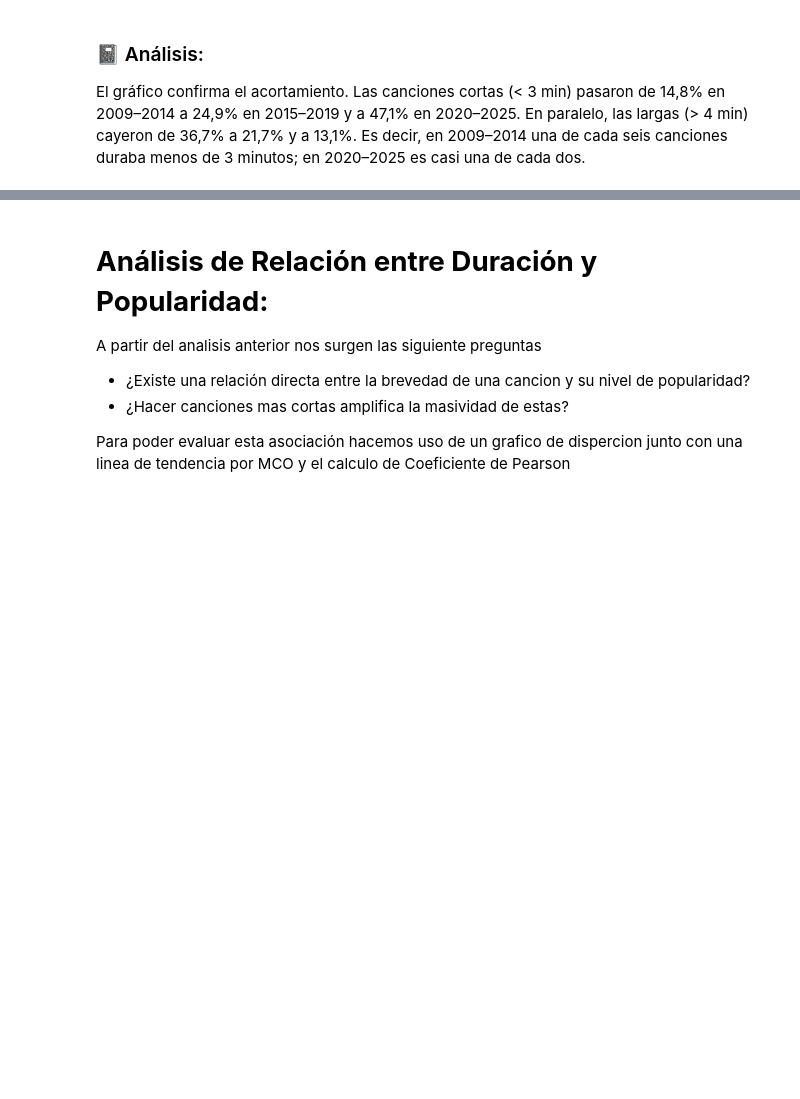
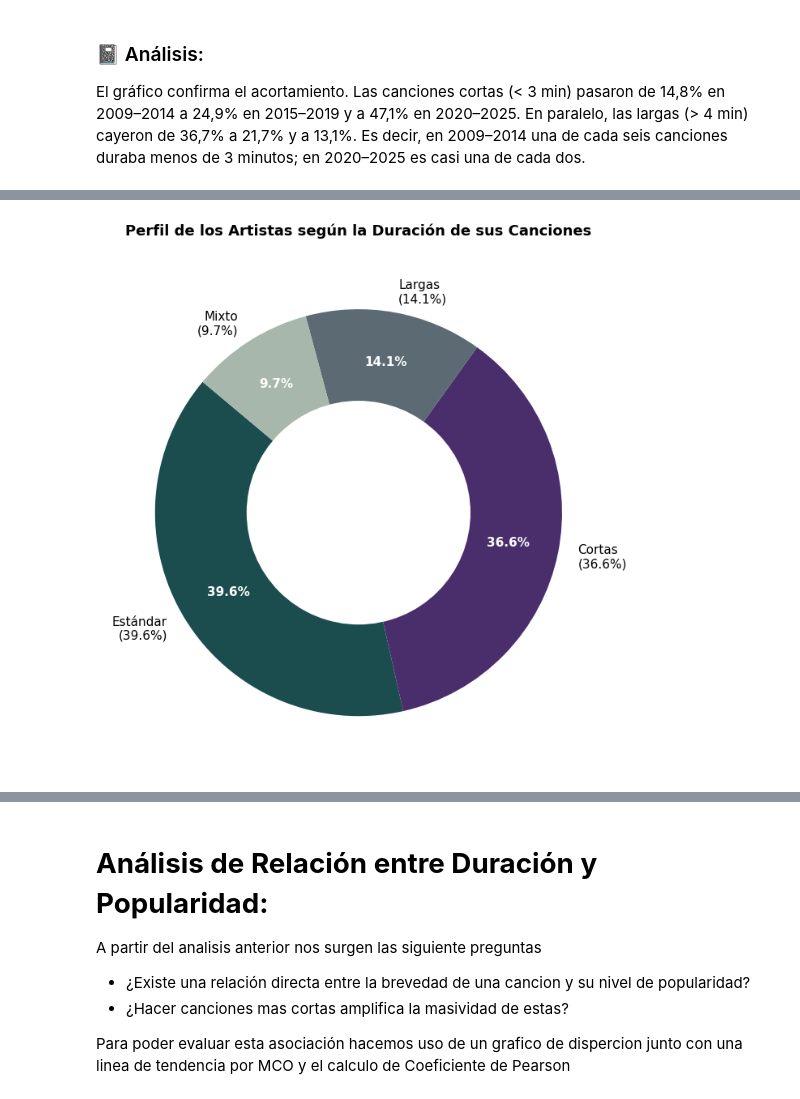
Before and after one commit to OjedaRocio/TP-Grupal-Laboratorio-2C-2026, a Jupyter notebook: TP_Grupal.ipynb, the cells around one changed output, grey strips where cells are left out. Drawn from its saved outputs; the diff is of its cells as text; code cells hidden in the pictures; blank space fills up the shorter version.

```diff
--- a/TP_Grupal.ipynb
+++ b/TP_Grupal.ipynb
@@ -876,0 +1063,35 @@ El gráfico confirma el acortamiento. Las canciones cortas (< 3 min) pasaron de
+# %%
+# 1. Datos provenientes de df_resumen
+etiquetas = ['Estándar\n(39.6%)', 'Cortas\n(36.6%)', 'Largas\n(14.1%)', 'Mixto\n(9.7%)']
+valores = [845, 780, 300, 207]
+colores = ['#1B4D4F', '#4A2E6B', '#5C6B73', '#A8B7AB']
+
+# 2. Crear la figura
+fig, ax = plt.subplots(figsize=(7, 7))
+
+# 3. Dibujar la torta
+wedges, texts, autotexts = ax.pie(
+    valores,
+    labels=etiquetas,
+    autopct='%1.1f%%',
+    startangle=140,
+    colors=colores,
+    pctdistance=0.75,
+    textprops=dict(color="black", fontsize=11)
+)
+
+# Estilo de los porcentajes dentro de la dona
+for autotext in autotexts:
+    autotext.set_color('white')
+    autotext.set_weight('bold')
+
+# 4. Convertir en Dona creando el círculo central blanco
+centre_circle = plt.Circle((0,0), 0.55, fc='white')
+fig.gca().add_artist(centre_circle)
+
+# 5. Títulos y ajustes visuales
+plt.title('Perfil de los Artistas según la Duración de sus Canciones', fontsize=13, fontweight='bold', pad=20)
+plt.tight_layout()
+plt.show()
+# %% [output]
+[figure, added]
```
Also changed, not shown: parts of 19 cells of this notebook.
